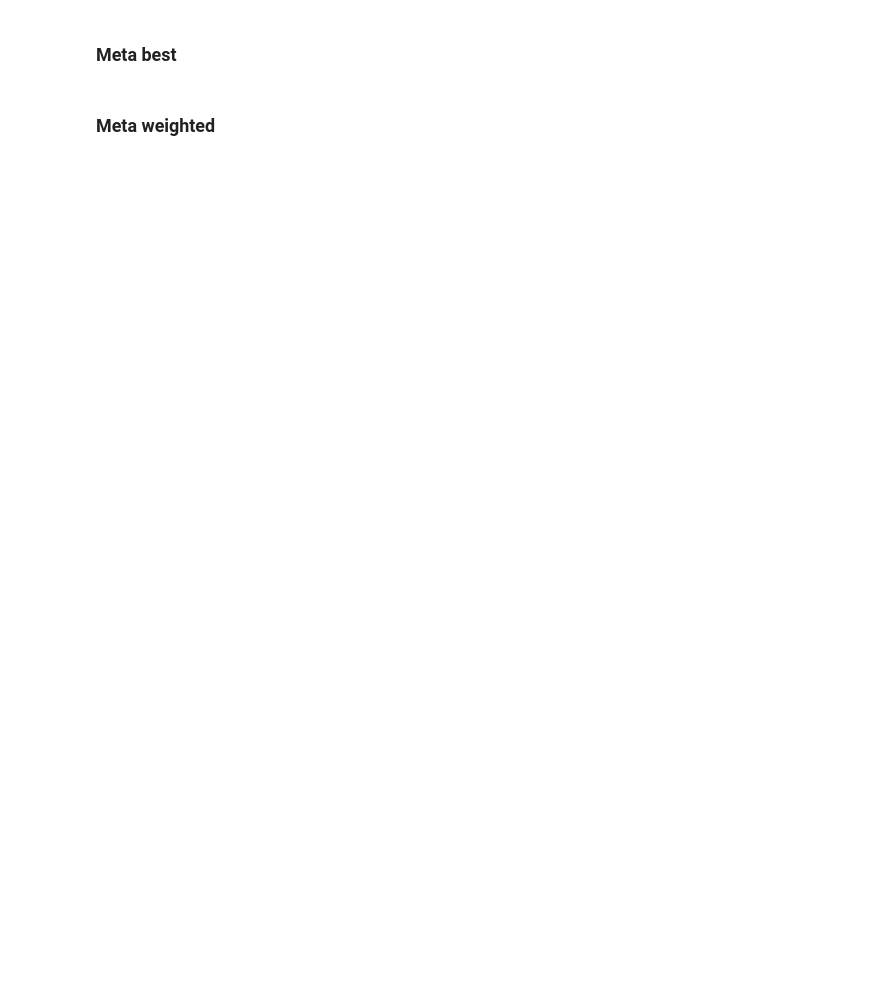
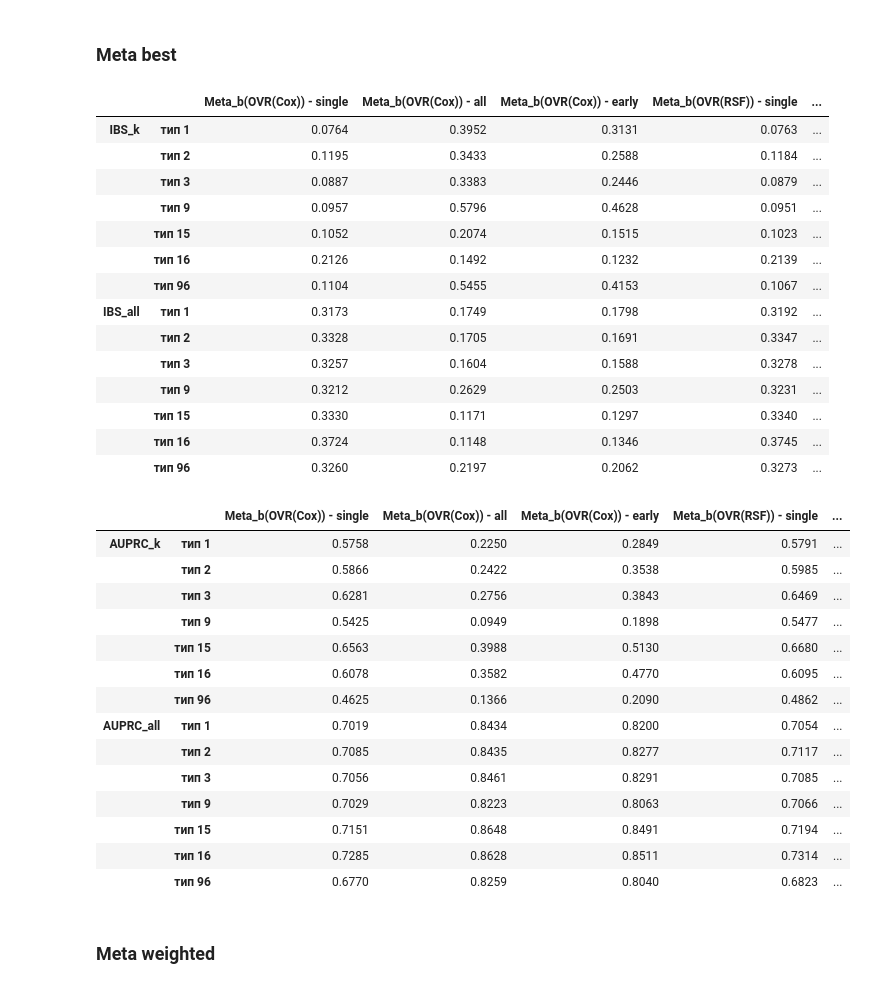
Before and after one commit to Irma-5/ms-system, a Jupyter notebook: SA_competrisk.ipynb, the cells around one changed output. Drawn from its saved outputs; the diff is of its cells as text; code cells hidden in the pictures; blank space fills up the shorter version.

```diff
--- a/SA_competrisk.ipynb
+++ b/SA_competrisk.ipynb
@@ -1156,36 +1250,74 @@ df_auc
 ### Meta best
 # %%
 early_threshold = 0.99
-col = [f'тип {i}' for i in [1, 2, 3, 9, 15, 16, 96]]
-ind = [f'Meta_w(OVR({i})) - {j}' for i in ['Cox', 'RSF'] for j in ['single', 'all', 'early']]
 ovrs = [OvR(CoxPHFitter(penalizer=0.02), mode='single', early_threshold=early_threshold),
         OvR(CoxPHFitter(penalizer=0.02), mode='all', early_threshold=early_threshold),
         OvR(CoxPHFitter(penalizer=0.02), mode='early', early_threshold=early_threshold),
 
         OvR(RandomSurvivalForest(n_jobs=-1, random_state=42), mode='single', early_threshold=early_threshold),
         OvR(RandomSurvivalForest(n_jobs=-1, random_state=42), mode='all', early_threshold=early_threshold),
         OvR(RandomSurvivalForest(n_jobs=-1, random_state=42), mode='early', early_threshold=early_threshold)]
 
 metas_b = list(map(lambda x: MetaModel(x, mode='best'), ovrs))
-for m in metas_w:
-    m.fit(x_train, y_train)
+preds = [model.fit_predict(x_train, y_train, x_test) for model in metas_b]
 
-preds = [m.predict(x_test) for m in metas_b]
-meta_b_ibs = np.empty(shape=(7, len(preds)))
-meta_b_auc = np.empty(shape=(7, len(preds)))
+col_names = [f'тип {i}' for i in [1, 2, 3, 9, 15, 16, 96]]
+ind = [f'Meta_b(OVR({i})) - {j}' for i in ['Cox', 'RSF'] for j in ['single', 'all', 'early']]
 
+ovr_ibs_k = np.empty(shape=(7, len(preds)))
+ovr_auc_k = np.empty(shape=(7, len(preds)))
+ovr_ibs_all = np.empty(shape=(7, len(preds)))
+ovr_auc_all = np.empty(shape=(7, len(preds)))
 for i in y_train.event.unique():
-  if i:
-    for j, cif in enumerate(preds):
-        # sf = cif[i-1, ...]
-        meta_b_auc[i-1][j] = calculate_survival_auprc_vectorized(
-            get_y_self_event(y_test, [i]),
-            cif[y_test.event == i, :],
-            TIME_GRID)
-        meta_b_ibs[i-1][j] = ibs_remain(get_y_self_event(y_train, [i]),
-            get_y_self_event(y_test, [i]),
-            cif[y_test.event == i, :],
-            times=TIME_GRID, axis=-1)
-
-df_ibs = pd.DataFrame(meta_b_ibs.T, columns=col, index=ind)
-df_auc = pd.DataFrame(meta_b_auc.T, columns=col, index=ind)
+    if i:
+        for j, sf in enumerate(preds):
+#             sf = cif[i-1, ...]
+            ovr_auc_k[i-1][j] = calculate_survival_auprc_vectorized(get_y_self_event(y_test, [i]), sf[y_test.event == i, :], TIME_GRID)
+            ovr_ibs_k[i-1][j] = ibs_remain(get_y_self_event(y_train, [i]), get_y_self_event(y_test, [i]), sf[y_test.event == i, :], times=TIME_GRID, axis=-1)
+            y_test_all = np.empty(len(y_test), dtype=[('event', bool), ('duration', float)])
+            y_test_all['event'] = (y_test['event'] == i)
+            y_test_all['duration'] = y_test['duration']
+            y_train_all = np.empty(len(y_train), dtype=[('event', bool), ('duration', float)])
+            y_train_all['event'] = (y_train['event'] == i)
+            y_train_all['duration'] = y_train['duration']
+            ovr_auc_all[i-1][j] = calculate_survival_auprc_vectorized(y_test_all, sf, TIME_GRID)
+            ovr_ibs_all[i-1][j] = ibs_remain(y_train_all, y_test_all, sf, times=TIME_GRID, axis=-1)
+idx_ibs = pd.MultiIndex.from_product([['IBS_k', 'IBS_all'], col_names])
+idx_auc = pd.MultiIndex.from_product([['AUPRC_k', 'AUPRC_all'], col_names])
+df_ibs = pd.DataFrame(np.vstack((ovr_ibs_k, ovr_ibs_all)), index=idx_ibs, columns=ind)
+df_auc = pd.DataFrame(np.vstack((ovr_auc_k, ovr_auc_all)), index=idx_auc, columns=ind)
+def style_df(df):
+    return df.style.format(precision=4).set_properties(**{'text-align': 'center', 'border': '1px solid black'}).set_table_styles([{'selector': 'th', 'props': [('text-align', 'center'), ('background-color', '#f0f0f0'), ('border', '1px solid black'), ('font-weight', 'bold')]}])
+display(style_df(df_ibs))
+display(style_df(df_auc))
+# %% [output]
+|  |  | Meta_b(OVR(Cox)) - single | Meta_b(OVR(Cox)) - all | Meta_b(OVR(Cox)) - early | Meta_b(OVR(RSF)) - single | ... |
+| IBS_k | тип 1 | 0.0764 | 0.3952 | 0.3131 | 0.0763 | ... |
+|  | тип 2 | 0.1195 | 0.3433 | 0.2588 | 0.1184 | ... |
+|  | тип 3 | 0.0887 | 0.3383 | 0.2446 | 0.0879 | ... |
+|  | тип 9 | 0.0957 | 0.5796 | 0.4628 | 0.0951 | ... |
+|  | тип 15 | 0.1052 | 0.2074 | 0.1515 | 0.1023 | ... |
+|  | тип 16 | 0.2126 | 0.1492 | 0.1232 | 0.2139 | ... |
+|  | тип 96 | 0.1104 | 0.5455 | 0.4153 | 0.1067 | ... |
+| IBS_all | тип 1 | 0.3173 | 0.1749 | 0.1798 | 0.3192 | ... |
+|  | тип 2 | 0.3328 | 0.1705 | 0.1691 | 0.3347 | ... |
+|  | тип 3 | 0.3257 | 0.1604 | 0.1588 | 0.3278 | ... |
+|  | тип 9 | 0.3212 | 0.2629 | 0.2503 | 0.3231 | ... |
+|  | тип 15 | 0.3330 | 0.1171 | 0.1297 | 0.3340 | ... |
+|  | тип 16 | 0.3724 | 0.1148 | 0.1346 | 0.3745 | ... |
+|  | тип 96 | 0.3260 | 0.2197 | 0.2062 | 0.3273 | ... |
+|  |  | Meta_b(OVR(Cox)) - single | Meta_b(OVR(Cox)) - all | Meta_b(OVR(Cox)) - early | Meta_b(OVR(RSF)) - single | ... |
+| AUPRC_k | тип 1 | 0.5758 | 0.2250 | 0.2849 | 0.5791 | ... |
+|  | тип 2 | 0.5866 | 0.2422 | 0.3538 | 0.5985 | ... |
+|  | тип 3 | 0.6281 | 0.2756 | 0.3843 | 0.6469 | ... |
+|  | тип 9 | 0.5425 | 0.0949 | 0.1898 | 0.5477 | ... |
+|  | тип 15 | 0.6563 | 0.3988 | 0.5130 | 0.6680 | ... |
+|  | тип 16 | 0.6078 | 0.3582 | 0.4770 | 0.6095 | ... |
+|  | тип 96 | 0.4625 | 0.1366 | 0.2090 | 0.4862 | ... |
+| AUPRC_all | тип 1 | 0.7019 | 0.8434 | 0.8200 | 0.7054 | ... |
+|  | тип 2 | 0.7085 | 0.8435 | 0.8277 | 0.7117 | ... |
+|  | тип 3 | 0.7056 | 0.8461 | 0.8291 | 0.7085 | ... |
+|  | тип 9 | 0.7029 | 0.8223 | 0.8063 | 0.7066 | ... |
+|  | тип 15 | 0.7151 | 0.8648 | 0.8491 | 0.7194 | ... |
+|  | тип 16 | 0.7285 | 0.8628 | 0.8511 | 0.7314 | ... |
+|  | тип 96 | 0.6770 | 0.8259 | 0.8040 | 0.6823 | ... |
```
Also changed, not shown: parts of 15 cells of this notebook.
